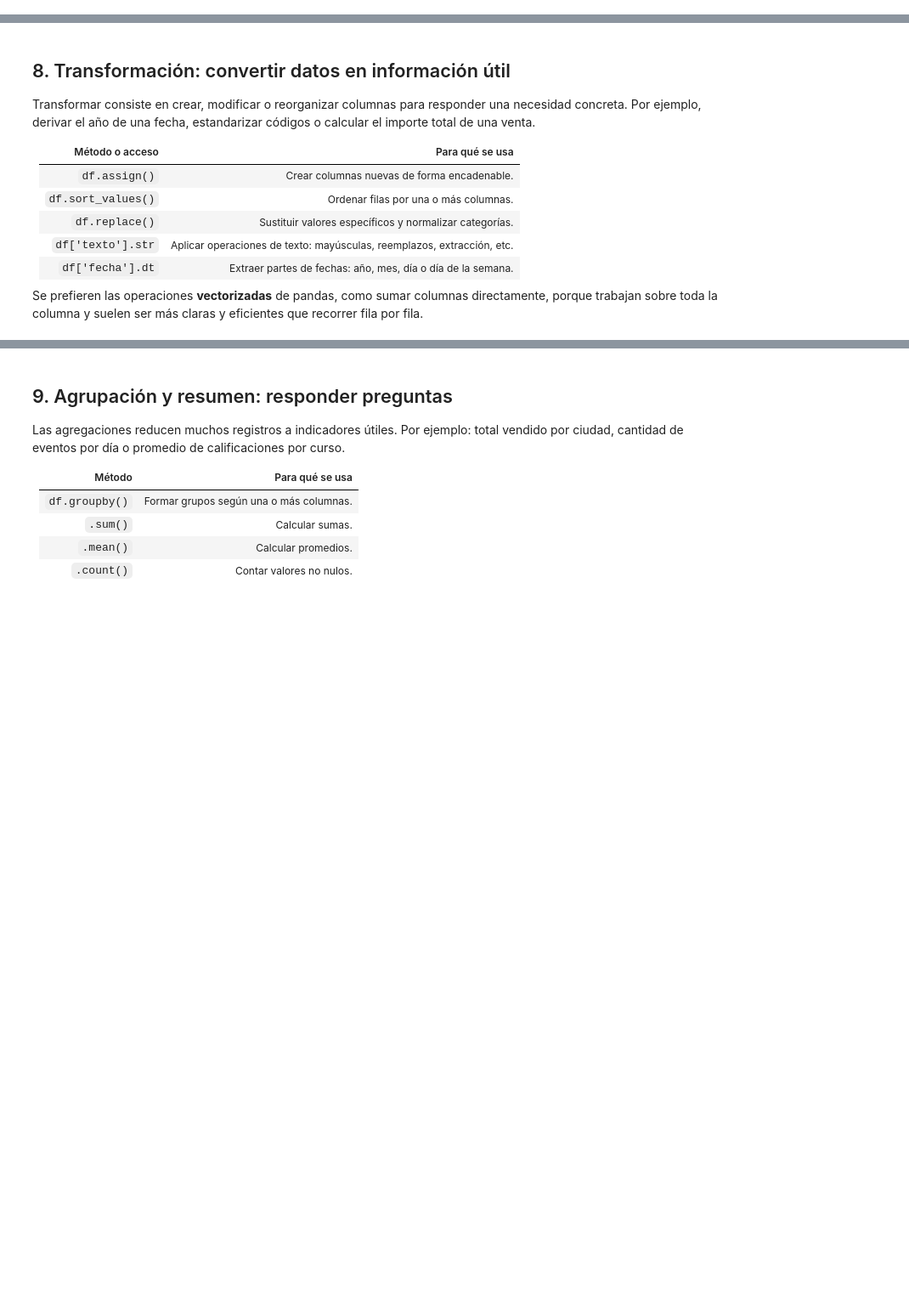
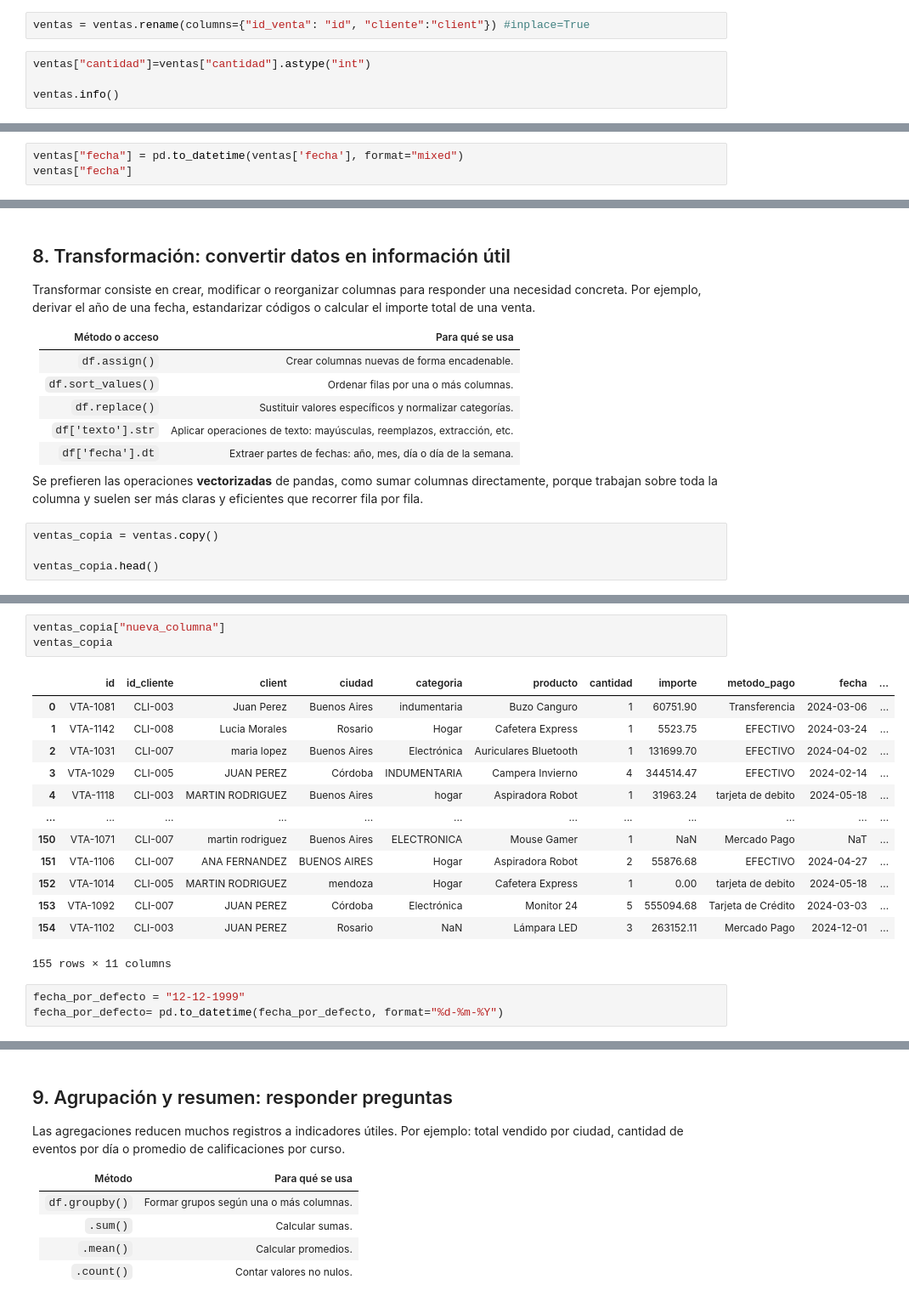
Before and after one commit to diegoriveros17/big_data, a Jupyter notebook: 03-09-2026/01_introduccion_pandas_ingenieria_datos.ipynb, the cells around one changed output, grey strips where cells are left out. Shown at 85% size. Cells and saved outputs as stored; diff of their text form; blank space fills up the shorter version.

```diff
--- a/03-09-2026/01_introduccion_pandas_ingenieria_datos.ipynb
+++ b/03-09-2026/01_introduccion_pandas_ingenieria_datos.ipynb
@@ -228,0 +258,6 @@ ventas.to_csv("nuevo_dataset.csv")
+# %%
+ventas = ventas.rename(columns={"id_venta": "id", "cliente":"client"}) #inplace=True
+# %%
+ventas["cantidad"]=ventas["cantidad"].astype("int")
+
+ventas.info()
@@ -228,0 +353,3 @@ ventas.to_csv("nuevo_dataset.csv")
+# %%
+ventas["fecha"] = pd.to_datetime(ventas['fecha'], format="mixed")
+ventas["fecha"]
@@ -316,3 +492,7 @@ Transformar consiste en crear, modificar o reorganizar columnas para responder u
 | `df['fecha'].dt` | Extraer partes de fechas: año, mes, día o día de la semana. |
 
 Se prefieren las operaciones **vectorizadas** de pandas, como sumar columnas directamente, porque trabajan sobre toda la columna y suelen ser más claras y eficientes que recorrer fila por fila.
+# %%
+ventas_copia = ventas.copy()
+
+ventas_copia.head()
@@ -318,0 +506,20 @@ Se prefieren las operaciones **vectorizadas** de pandas, como sumar columnas dir
+# %%
+ventas_copia["nueva_columna"]
+ventas_copia
+# %% [output]
+|  | id | id_cliente | client | ciudad | categoria | producto | cantidad | importe | metodo_pago | fecha | ... |
+| 0 | VTA-1081 | CLI-003 | Juan Perez | Buenos Aires | indumentaria | Buzo Canguro | 1 | 60751.90 | Transferencia | 2024-03-06 | ... |
+| 1 | VTA-1142 | CLI-008 | Lucia Morales | Rosario | Hogar | Cafetera Express | 1 | 5523.75 | EFECTIVO | 2024-03-24 | ... |
+| 2 | VTA-1031 | CLI-007 | maria lopez | Buenos Aires | Electrónica | Auriculares Bluetooth | 1 | 131699.70 | EFECTIVO | 2024-04-02 | ... |
+| 3 | VTA-1029 | CLI-005 | JUAN PEREZ | Córdoba | INDUMENTARIA | Campera Invierno | 4 | 344514.47 | EFECTIVO | 2024-02-14 | ... |
+| 4 | VTA-1118 | CLI-003 | MARTIN RODRIGUEZ | Buenos Aires | hogar | Aspiradora Robot | 1 | 31963.24 | tarjeta de debito | 2024-05-18 | ... |
+| ... | ... | ... | ... | ... | ... | ... | ... | ... | ... | ... | ... |
+| 150 | VTA-1071 | CLI-007 | martin rodriguez | Buenos Aires | ELECTRONICA | Mouse Gamer | 1 | NaN | Mercado Pago | NaT | ... |
+| 151 | VTA-1106 | CLI-007 | ANA FERNANDEZ | BUENOS AIRES | Hogar | Aspiradora Robot | 2 | 55876.68 | EFECTIVO | 2024-04-27 | ... |
+| 152 | VTA-1014 | CLI-005 | MARTIN RODRIGUEZ | mendoza | Hogar | Cafetera Express | 1 | 0.00 | tarjeta de debito | 2024-05-18 | ... |
+| 153 | VTA-1092 | CLI-007 | JUAN PEREZ | Córdoba | Electrónica | Monitor 24 | 5 | 555094.68 | Tarjeta de Crédito | 2024-03-03 | ... |
+| 154 | VTA-1102 | CLI-003 | JUAN PEREZ | Rosario | NaN | Lámpara LED | 3 | 263152.11 | Mercado Pago | 2024-12-01 | ... |
+155 rows × 11 columns
+# %%
+fecha_por_defecto = "12-12-1999"
+fecha_por_defecto= pd.to_datetime(fecha_por_defecto, format="%d-%m-%Y")
```
Also changed, not shown: parts of 20 cells of this notebook.
